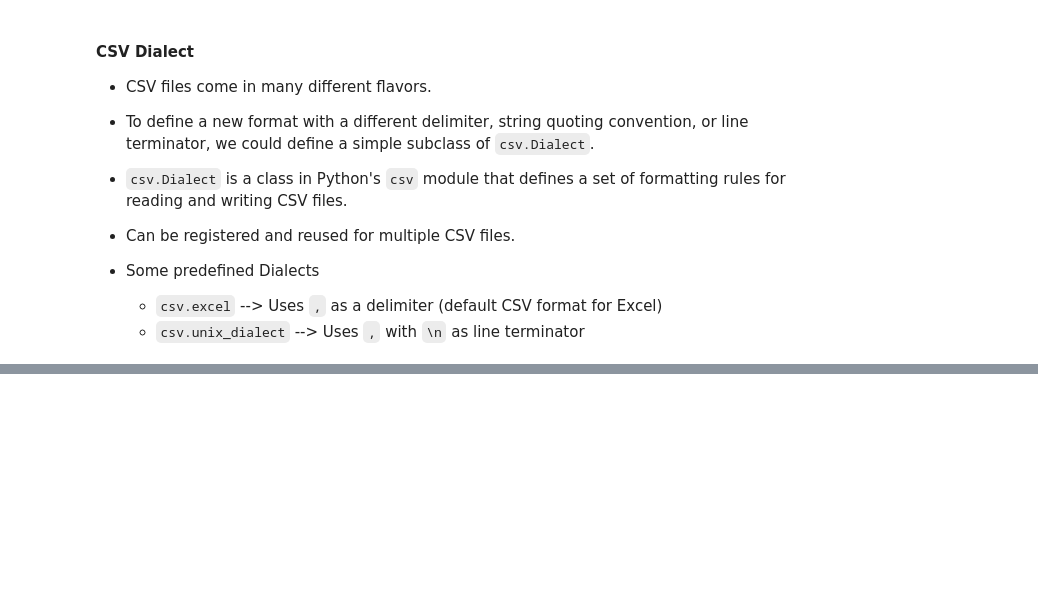
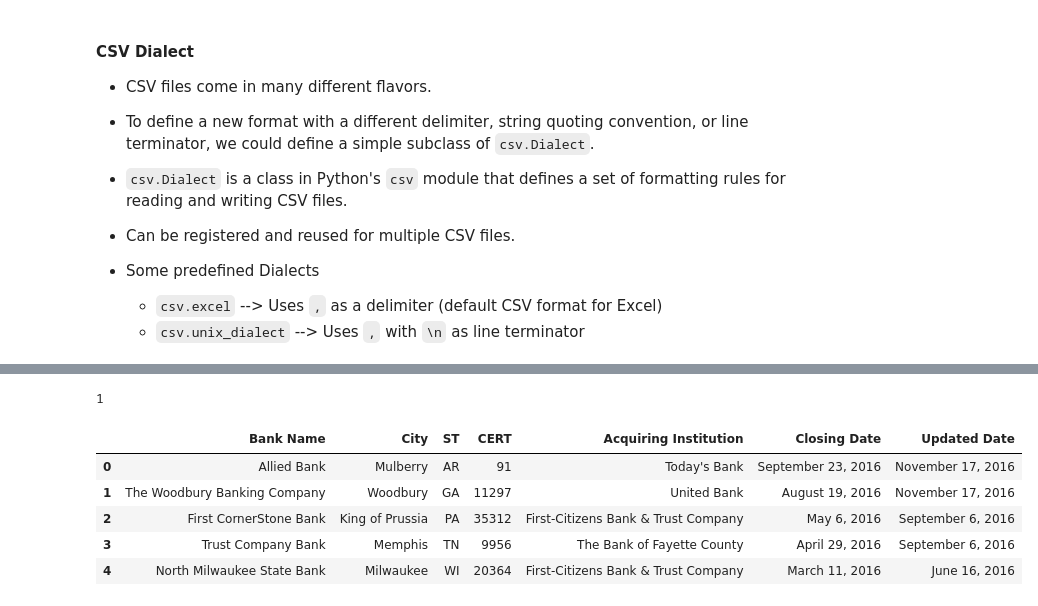
Before and after one commit to f-ckyou/pandas, a Jupyter notebook: pd-6/1_readingWritingData-in-textFormat.ipynb, the cells around one changed output, grey strips where cells are left out. Saved outputs shown, nothing was run; the diff lists cells and outputs as text; code cells hidden in the pictures; blank space fills up the shorter version.

```diff
--- a/pd-6/1_readingWritingData-in-textFormat.ipynb
+++ b/pd-6/1_readingWritingData-in-textFormat.ipynb
@@ -486,0 +526,15 @@ Here’s a table of attributes that can be set when defining a `csv.Dialect` in
+# %%
+tables = pd.read_html("examples/fdic_failed_bank_list.html")
+len(tables)
+# %% [output]
+1
+# %%
+failures = tables[0]
+failures.head()
+# %% [output]
+|  | Bank Name | City | ST | CERT | Acquiring Institution | Closing Date | Updated Date |
+| 0 | Allied Bank | Mulberry | AR | 91 | Today's Bank | September 23, 2016 | November 17, 2016 |
+| 1 | The Woodbury Banking Company | Woodbury | GA | 11297 | United Bank | August 19, 2016 | November 17, 2016 |
+| 2 | First CornerStone Bank | King of Prussia | PA | 35312 | First-Citizens Bank & Trust Company | May 6, 2016 | September 6, 2016 |
+| 3 | Trust Company Bank | Memphis | TN | 9956 | The Bank of Fayette County | April 29, 2016 | September 6, 2016 |
+| 4 | North Milwaukee State Bank | Milwaukee | WI | 20364 | First-Citizens Bank & Trust Company | March 11, 2016 | June 16, 2016 |
```
Also changed, not shown: parts of 10 cells of this notebook, 2 other files.
